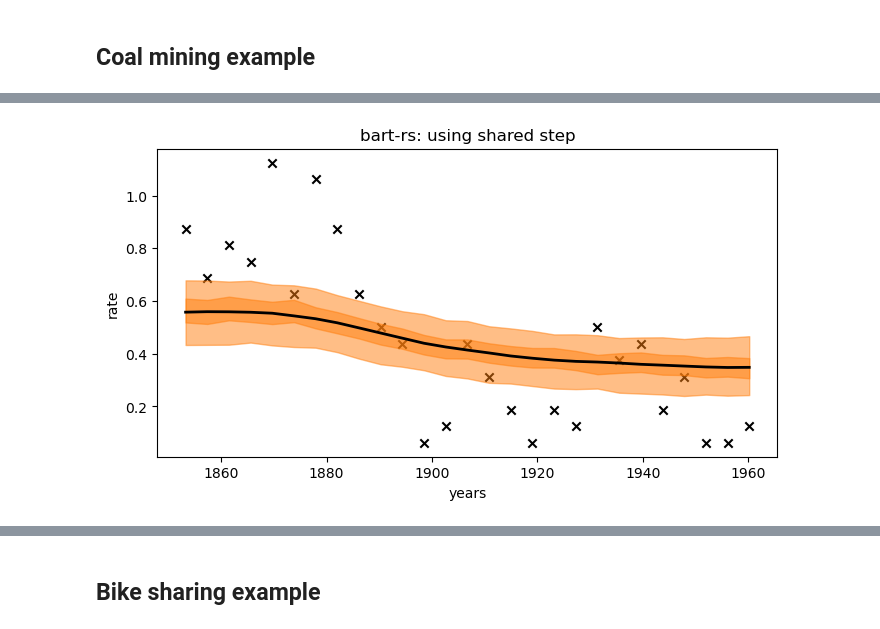
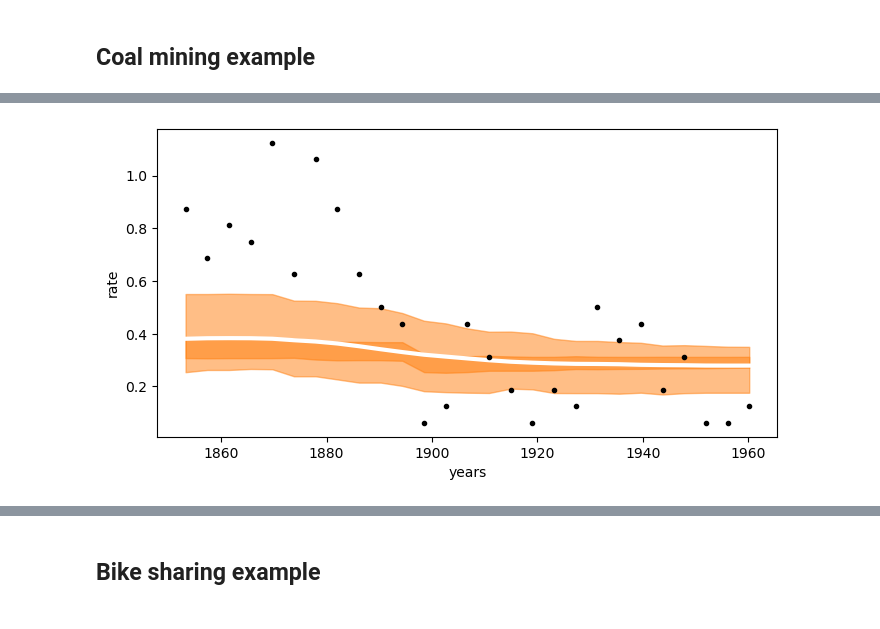
Before and after one commit to GStechschulte/bart-rs, a Jupyter notebook: examples/test_rust_bart.ipynb, the cells around one changed output, grey strips where cells are left out. Cells and saved outputs as stored; diff of their text form; code cells hidden in the pictures.

```diff
--- a/examples/test_rust_bart.ipynb
+++ b/examples/test_rust_bart.ipynb
@@ -68,18 +59,16 @@ Sampling 4 chains for 300 tune and 500 draw iterations (1_200 + 2_000 draws tota
-# %%
-_, ax = plt.subplots(figsize=(8, 4))
-
-rates = idata_coal.posterior["mu_"] / 4
-rate_mean = rates.mean(dim=["draw", "chain"])
-ax.scatter(x_data, y_data / 4, color="black", marker="x")
-ax.plot(x_centers, rate_mean, "black", lw=2)
-az.plot_hdi(x_centers, rates, smooth=False)
-az.plot_hdi(x_centers, rates, hdi_prob=0.5, smooth=False, plot_kwargs={"alpha": 0})
-# ax.plot(coal, np.zeros_like(coal) - 0.5, "k|")
-ax.set_xlabel("years")
-ax.set_ylabel("rate")
-# plt.ylim((0.0, 6))
-plt.title("bart-rs: using shared step");
-# %% [output]
-[figure, removed]
+# %%
+_, ax = plt.subplots(figsize=(8, 4))
+
+rates = idata_coal.posterior["mu"] / 4
+rate_mean = rates.mean(dim=["draw", "chain"])
+ax.plot(x_centers, rate_mean, "w", lw=3)
+ax.plot(x_centers, y_data / 4, "k.")
+az.plot_hdi(x_centers, rates, smooth=False)
+az.plot_hdi(x_centers, rates, hdi_prob=0.5, smooth=False, plot_kwargs={"alpha": 0})
+# ax.plot(coal, np.zeros_like(coal) - 0.5, "k|")
+ax.set_xlabel("years")
+ax.set_ylabel("rate");
+# %% [output]
+[figure, added]
 # %%
 with pm.Model() as model_coal:
```
Also changed, not shown: parts of 2 cells of this notebook, 3 other files.
